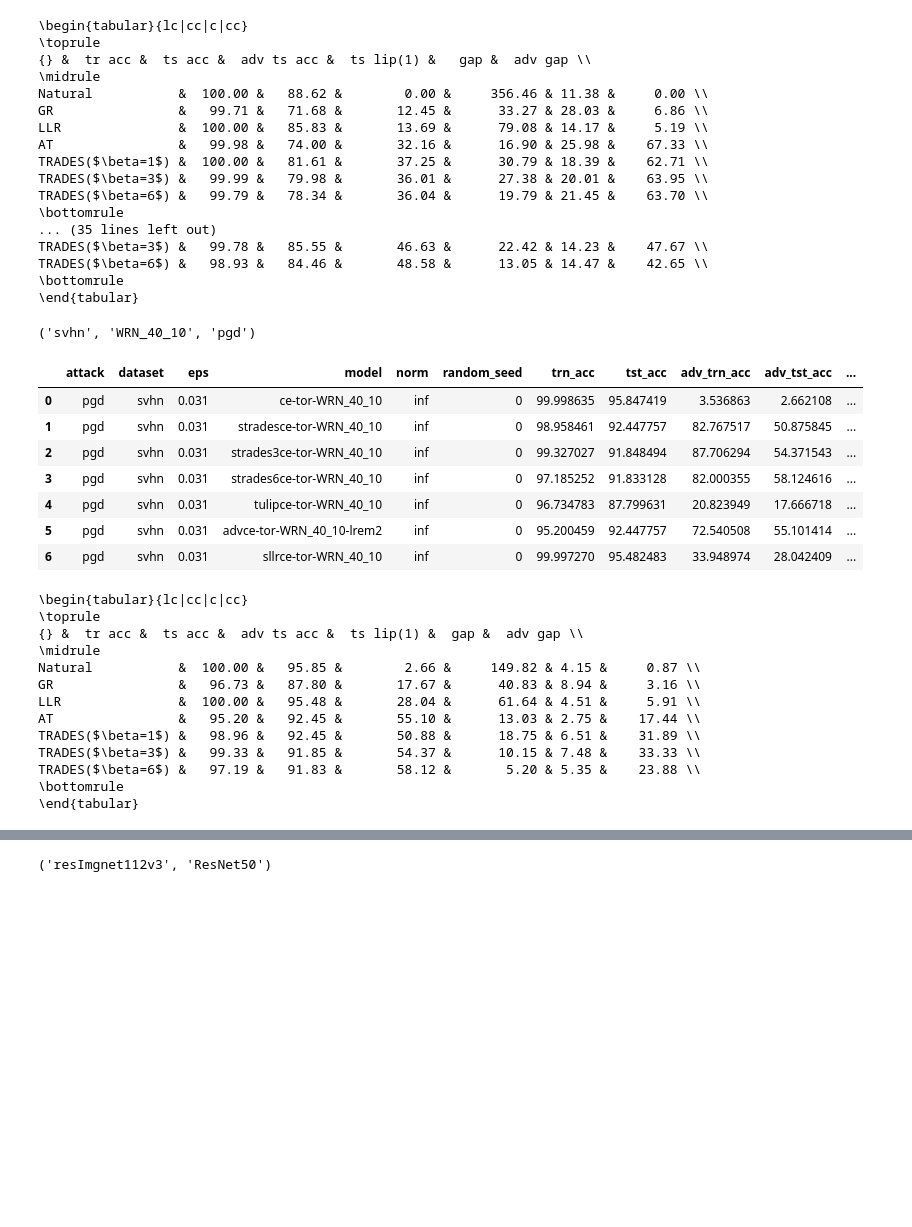
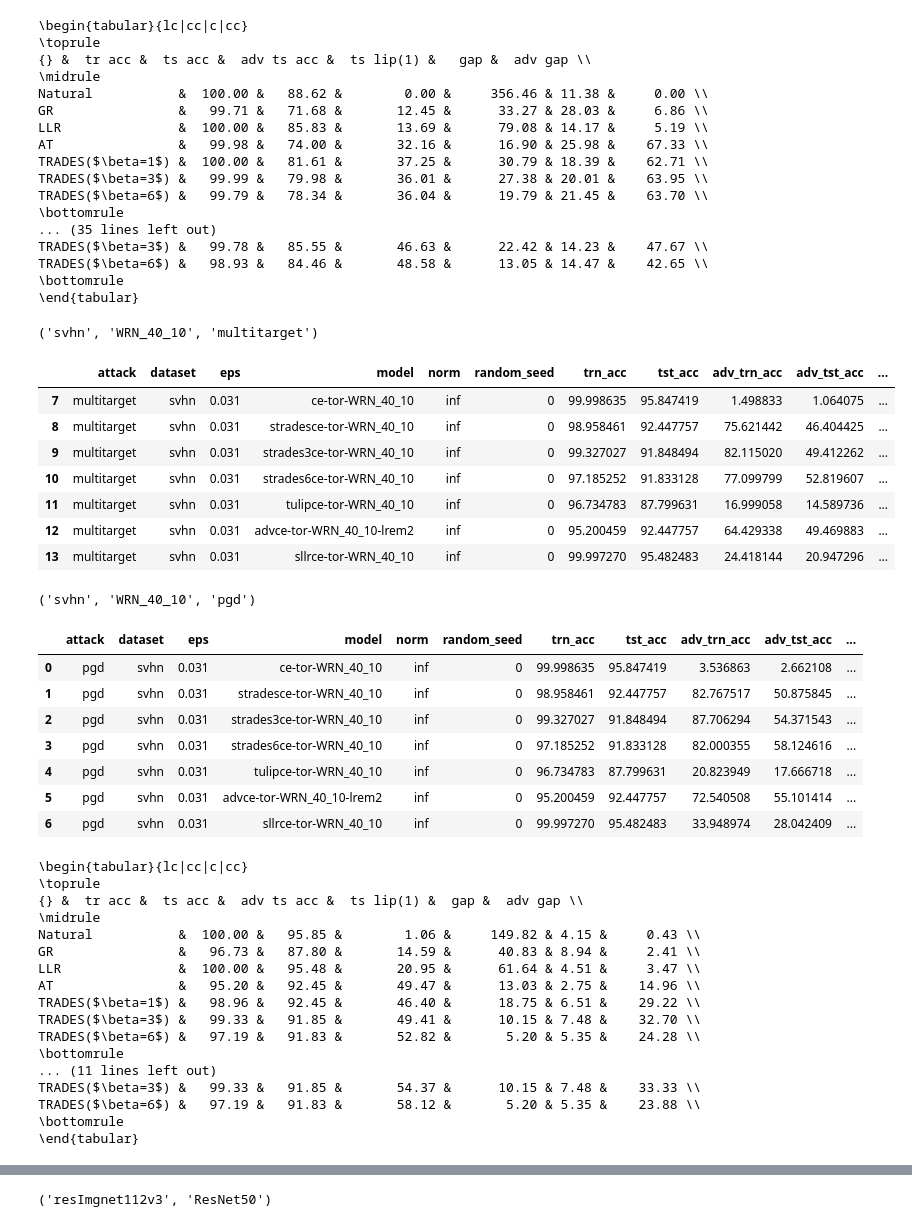
Before and after one commit to yangarbiter/blindguess, a Jupyter notebook: plot.ipynb, the cells around one changed output, grey strips where cells are left out. Cells and saved outputs as stored; diff of their text form; code cells hidden in the pictures; blank space fills up the shorter version.

```diff
--- a/plot.ipynb
+++ b/plot.ipynb
@@ -268,29 +270,3 @@ TRADES($\beta=3$) &   99.78 &   85.55 &       46.63 &      22.42 & 14.23 &    47
 TRADES($\beta=6$) &   98.93 &   84.46 &       48.58 &      13.05 & 14.47 &    42.65 \\
 \bottomrule
 \end{tabular}
-# %%
-df = display_results_fix(svhnFixLips)
-output_latex(df)
-# %% [output]
-('svhn', 'WRN_40_10', 'pgd')
-|  | attack | dataset | eps | model | norm | random_seed | trn_acc | tst_acc | adv_trn_acc | adv_tst_acc | ... |
-| 0 | pgd | svhn | 0.031 | ce-tor-WRN_40_10 | inf | 0 | 99.998635 | 95.847419 | 3.536863 | 2.662108 | ... |
-| 1 | pgd | svhn | 0.031 | stradesce-tor-WRN_40_10 | inf | 0 | 98.958461 | 92.447757 | 82.767517 | 50.875845 | ... |
-| 2 | pgd | svhn | 0.031 | strades3ce-tor-WRN_40_10 | inf | 0 | 99.327027 | 91.848494 | 87.706294 | 54.371543 | ... |
-| 3 | pgd | svhn | 0.031 | strades6ce-tor-WRN_40_10 | inf | 0 | 97.185252 | 91.833128 | 82.000355 | 58.124616 | ... |
-| 4 | pgd | svhn | 0.031 | tulipce-tor-WRN_40_10 | inf | 0 | 96.734783 | 87.799631 | 20.823949 | 17.666718 | ... |
-| 5 | pgd | svhn | 0.031 | advce-tor-WRN_40_10-lrem2 | inf | 0 | 95.200459 | 92.447757 | 72.540508 | 55.101414 | ... |
-| 6 | pgd | svhn | 0.031 | sllrce-tor-WRN_40_10 | inf | 0 | 99.997270 | 95.482483 | 33.948974 | 28.042409 | ... |
-\begin{tabular}{lc|cc|c|cc}
-\toprule
-{} &  tr acc &  ts acc &  adv ts acc &  ts lip(1) &  gap &  adv gap \\
-\midrule
-Natural           &  100.00 &   95.85 &        2.66 &     149.82 & 4.15 &     0.87 \\
-GR                &   96.73 &   87.80 &       17.67 &      40.83 & 8.94 &     3.16 \\
-LLR               &  100.00 &   95.48 &       28.04 &      61.64 & 4.51 &     5.91 \\
-AT                &   95.20 &   92.45 &       55.10 &      13.03 & 2.75 &    17.44 \\
-TRADES($\beta=1$) &   98.96 &   92.45 &       50.88 &      18.75 & 6.51 &    31.89 \\
-TRADES($\beta=3$) &   99.33 &   91.85 &       54.37 &      10.15 & 7.48 &    33.33 \\
-TRADES($\beta=6$) &   97.19 &   91.83 &       58.12 &       5.20 & 5.35 &    23.88 \\
-\bottomrule
-\end{tabular}
@@ -314,0 +273,40 @@ def display_results_2(exp):
+# %%
+df = display_results_fix(svhnFixLips)
+for name, d in df.groupby(["dataset", "arch", "attack"]):
+    output_latex(d)
+# %% [output]
+('svhn', 'WRN_40_10', 'multitarget')
+|  | attack | dataset | eps | model | norm | random_seed | trn_acc | tst_acc | adv_trn_acc | adv_tst_acc | ... |
+| 7 | multitarget | svhn | 0.031 | ce-tor-WRN_40_10 | inf | 0 | 99.998635 | 95.847419 | 1.498833 | 1.064075 | ... |
+| 8 | multitarget | svhn | 0.031 | stradesce-tor-WRN_40_10 | inf | 0 | 98.958461 | 92.447757 | 75.621442 | 46.404425 | ... |
+| 9 | multitarget | svhn | 0.031 | strades3ce-tor-WRN_40_10 | inf | 0 | 99.327027 | 91.848494 | 82.115020 | 49.412262 | ... |
+| 10 | multitarget | svhn | 0.031 | strades6ce-tor-WRN_40_10 | inf | 0 | 97.185252 | 91.833128 | 77.099799 | 52.819607 | ... |
+| 11 | multitarget | svhn | 0.031 | tulipce-tor-WRN_40_10 | inf | 0 | 96.734783 | 87.799631 | 16.999058 | 14.589736 | ... |
+| 12 | multitarget | svhn | 0.031 | advce-tor-WRN_40_10-lrem2 | inf | 0 | 95.200459 | 92.447757 | 64.429338 | 49.469883 | ... |
+| 13 | multitarget | svhn | 0.031 | sllrce-tor-WRN_40_10 | inf | 0 | 99.997270 | 95.482483 | 24.418144 | 20.947296 | ... |
+('svhn', 'WRN_40_10', 'pgd')
+|  | attack | dataset | eps | model | norm | random_seed | trn_acc | tst_acc | adv_trn_acc | adv_tst_acc | ... |
+| 0 | pgd | svhn | 0.031 | ce-tor-WRN_40_10 | inf | 0 | 99.998635 | 95.847419 | 3.536863 | 2.662108 | ... |
+| 1 | pgd | svhn | 0.031 | stradesce-tor-WRN_40_10 | inf | 0 | 98.958461 | 92.447757 | 82.767517 | 50.875845 | ... |
+| 2 | pgd | svhn | 0.031 | strades3ce-tor-WRN_40_10 | inf | 0 | 99.327027 | 91.848494 | 87.706294 | 54.371543 | ... |
+| 3 | pgd | svhn | 0.031 | strades6ce-tor-WRN_40_10 | inf | 0 | 97.185252 | 91.833128 | 82.000355 | 58.124616 | ... |
+| 4 | pgd | svhn | 0.031 | tulipce-tor-WRN_40_10 | inf | 0 | 96.734783 | 87.799631 | 20.823949 | 17.666718 | ... |
+| 5 | pgd | svhn | 0.031 | advce-tor-WRN_40_10-lrem2 | inf | 0 | 95.200459 | 92.447757 | 72.540508 | 55.101414 | ... |
+| 6 | pgd | svhn | 0.031 | sllrce-tor-WRN_40_10 | inf | 0 | 99.997270 | 95.482483 | 33.948974 | 28.042409 | ... |
+\begin{tabular}{lc|cc|c|cc}
+\toprule
+{} &  tr acc &  ts acc &  adv ts acc &  ts lip(1) &  gap &  adv gap \\
+\midrule
+Natural           &  100.00 &   95.85 &        1.06 &     149.82 & 4.15 &     0.43 \\
+GR                &   96.73 &   87.80 &       14.59 &      40.83 & 8.94 &     2.41 \\
+LLR               &  100.00 &   95.48 &       20.95 &      61.64 & 4.51 &     3.47 \\
+AT                &   95.20 &   92.45 &       49.47 &      13.03 & 2.75 &    14.96 \\
+TRADES($\beta=1$) &   98.96 &   92.45 &       46.40 &      18.75 & 6.51 &    29.22 \\
+TRADES($\beta=3$) &   99.33 &   91.85 &       49.41 &      10.15 & 7.48 &    32.70 \\
+TRADES($\beta=6$) &   97.19 &   91.83 &       52.82 &       5.20 & 5.35 &    24.28 \\
+\bottomrule
+... (11 lines left out)
+TRADES($\beta=3$) &   99.33 &   91.85 &       54.37 &      10.15 & 7.48 &    33.33 \\
+TRADES($\beta=6$) &   97.19 &   91.83 &       58.12 &       5.20 & 5.35 &    23.88 \\
+\bottomrule
+\end{tabular}
```
Also changed, not shown: parts of 3 cells of this notebook, 4 other files.
